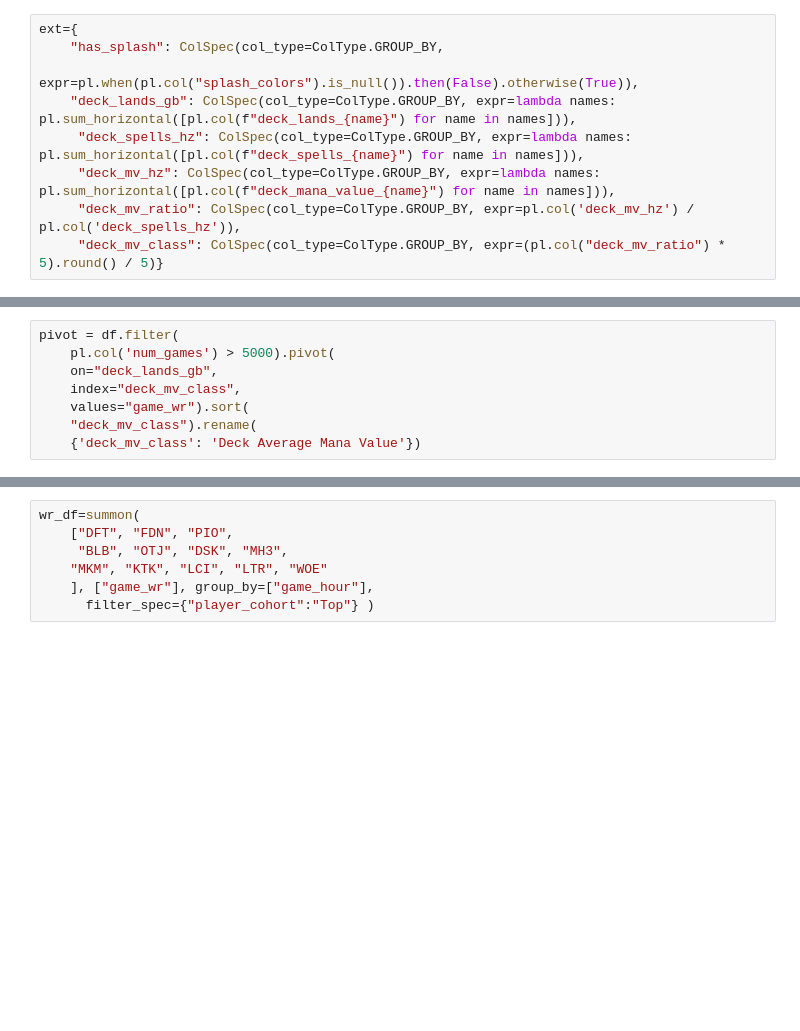
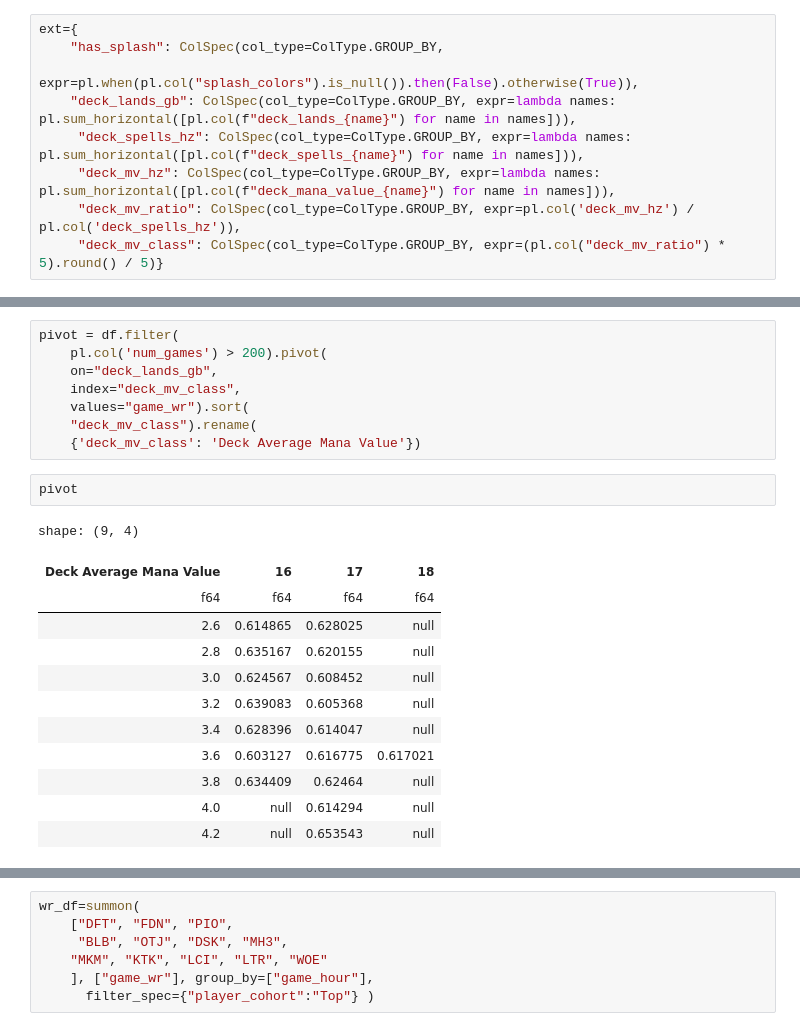
Before and after one commit to oelarnes/deq, a Jupyter notebook: nb/scratch.ipynb, the cells around one changed output, grey strips where cells are left out. Saved outputs shown, nothing was run; the diff lists cells and outputs as text; blank space fills up the shorter version.

```diff
--- a/nb/scratch.ipynb
+++ b/nb/scratch.ipynb
@@ -26,11 +33,26 @@ df = summon(all_sets, ["game_wr", "num_games"],
 # %%
 pivot = df.filter(
-    pl.col('num_games') > 5000).pivot(
+    pl.col('num_games') > 200).pivot(
     on="deck_lands_gb",
     index="deck_mv_class",
     values="game_wr").sort(
     "deck_mv_class").rename(
     {'deck_mv_class': 'Deck Average Mana Value'})
+# %%
+pivot
+# %% [output]
+shape: (9, 4)
+| Deck Average Mana Value | 16 | 17 | 18 |
+| f64 | f64 | f64 | f64 |
+| 2.6 | 0.614865 | 0.628025 | null |
+| 2.8 | 0.635167 | 0.620155 | null |
+| 3.0 | 0.624567 | 0.608452 | null |
+| 3.2 | 0.639083 | 0.605368 | null |
+| 3.4 | 0.628396 | 0.614047 | null |
+| 3.6 | 0.603127 | 0.616775 | 0.617021 |
+| 3.8 | 0.634409 | 0.62464 | null |
+| 4.0 | null | 0.614294 | null |
+| 4.2 | null | 0.653543 | null |
 # %%
 line_plot(
     pivot,
```
Also changed, not shown: parts of 7 cells of this notebook, 12 other files.
